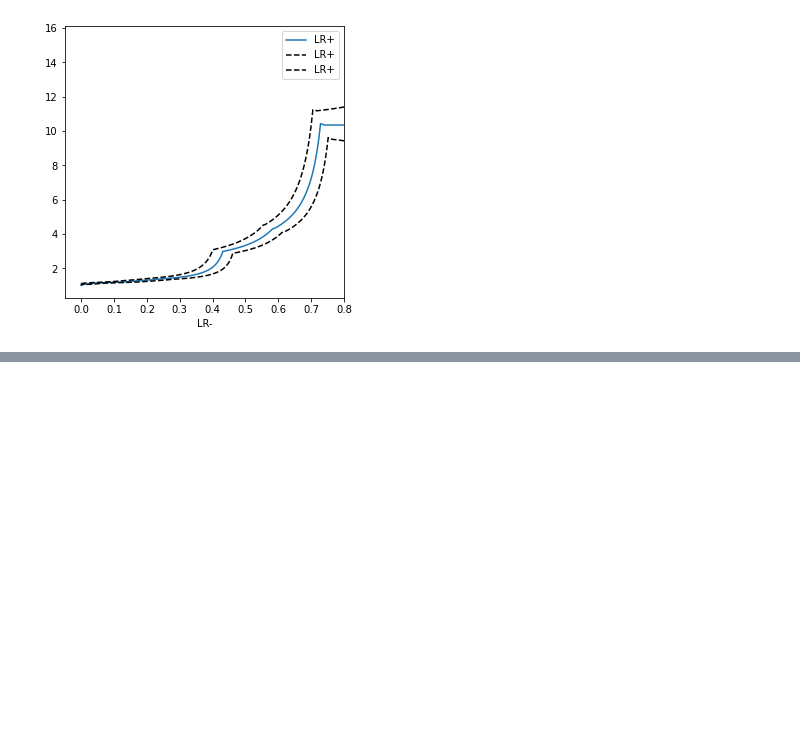
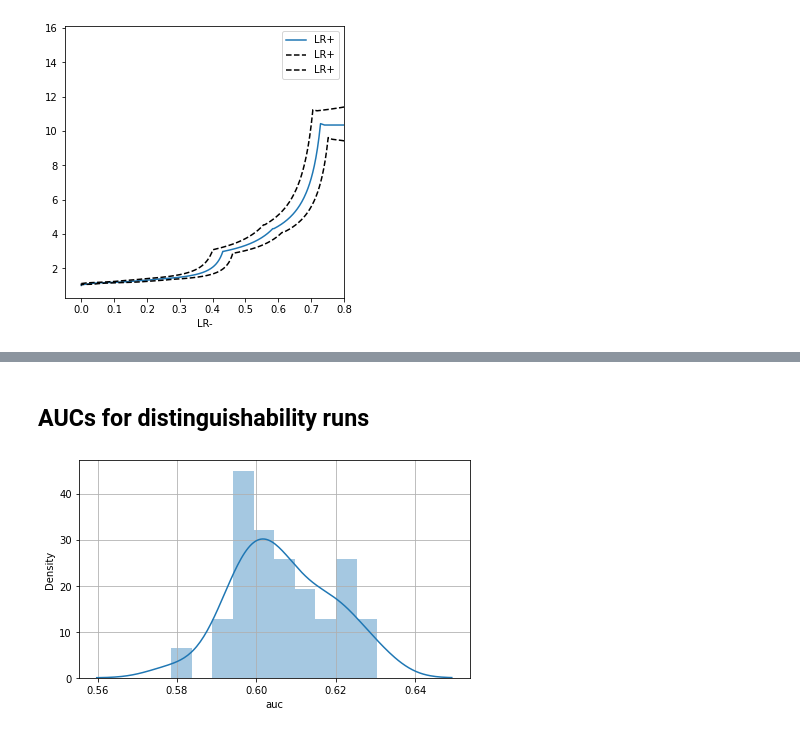
Before and after one commit to zeroknowledgediscovery/teomim, a Jupyter notebook: examples/IPF/PLOT.ipynb, the cells around one changed output, grey strips where cells are left out. Saved outputs shown, nothing was run; the diff lists cells and outputs as text; code cells hidden in the pictures; blank space fills up the shorter version.

```diff
--- a/examples/IPF/PLOT.ipynb
+++ b/examples/IPF/PLOT.ipynb
@@ -302,0 +442,17 @@ AUC:
+# %% [markdown]
+## **AUCs for distinguishability runs**
+# %%
+PERFORMANCE_DF = pd.read_csv(
+    f"{TASK_FOLDER}/CLF_AUCS.csv",
+)
+
+plt.figure(figsize = (7,4))
+sns.distplot(PERFORMANCE_DF.auc, bins = 10)
+plt.grid()
+plt.savefig(
+    f"{TASK_PLOTS_FOLDER}/CLF_AUCS.png",
+    dpi = 300, bbox_inches = "tight"
+)
+plt.show()
+# %% [output]
+[figure, added]
```
Also changed, not shown: parts of 11 cells of this notebook, 18 other files.
